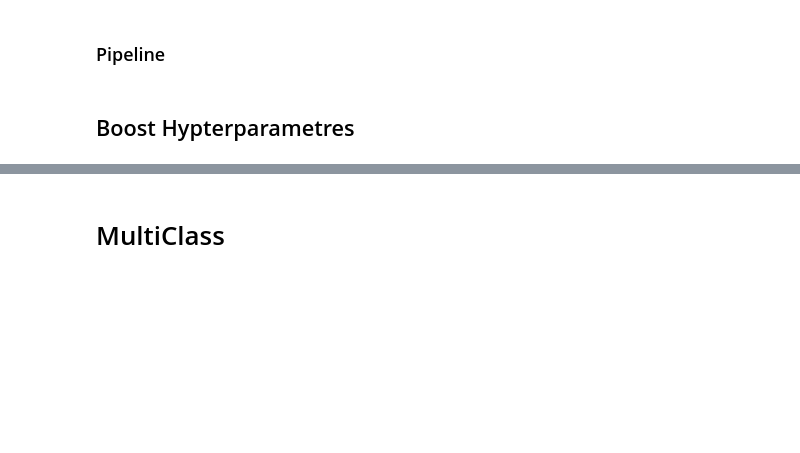
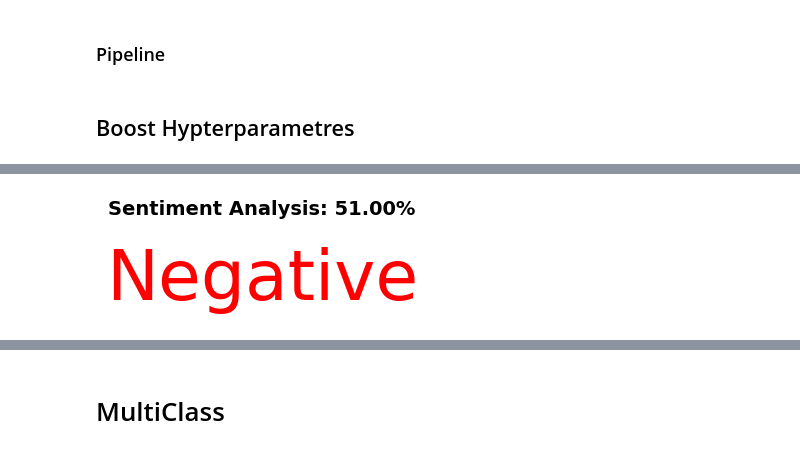
Before and after one commit to rvanguita/Brazilian_E-Commerce, a Jupyter notebook: main.ipynb, the cells around one changed output, grey strips where cells are left out. Saved outputs shown, nothing was run; the diff lists cells and outputs as text; code cells hidden in the pictures; blank space fills up the shorter version.

```diff
--- a/main.ipynb
+++ b/main.ipynb
@@ -338,4 +298,6 @@ plot_sentiment_prediction(comment, trained_pipeline)
 # %%
-comment = 'Não sei gostei do produto. O custo foi barato mas veio com defeito. Se der sorte, vale a pena'
-plot_sentiment_prediction(comment, trained_pipeline)
+# comment = 'Não sei gostei do produto. O custo foi barato mas veio com defeito. Se der sorte, vale a pena'
+# plot_sentiment_prediction(comment, trained_pipeline)
+# %% [output]
+[figure, added]
 # %%
```
Also changed, not shown: parts of 35 cells of this notebook, 6 other files.
